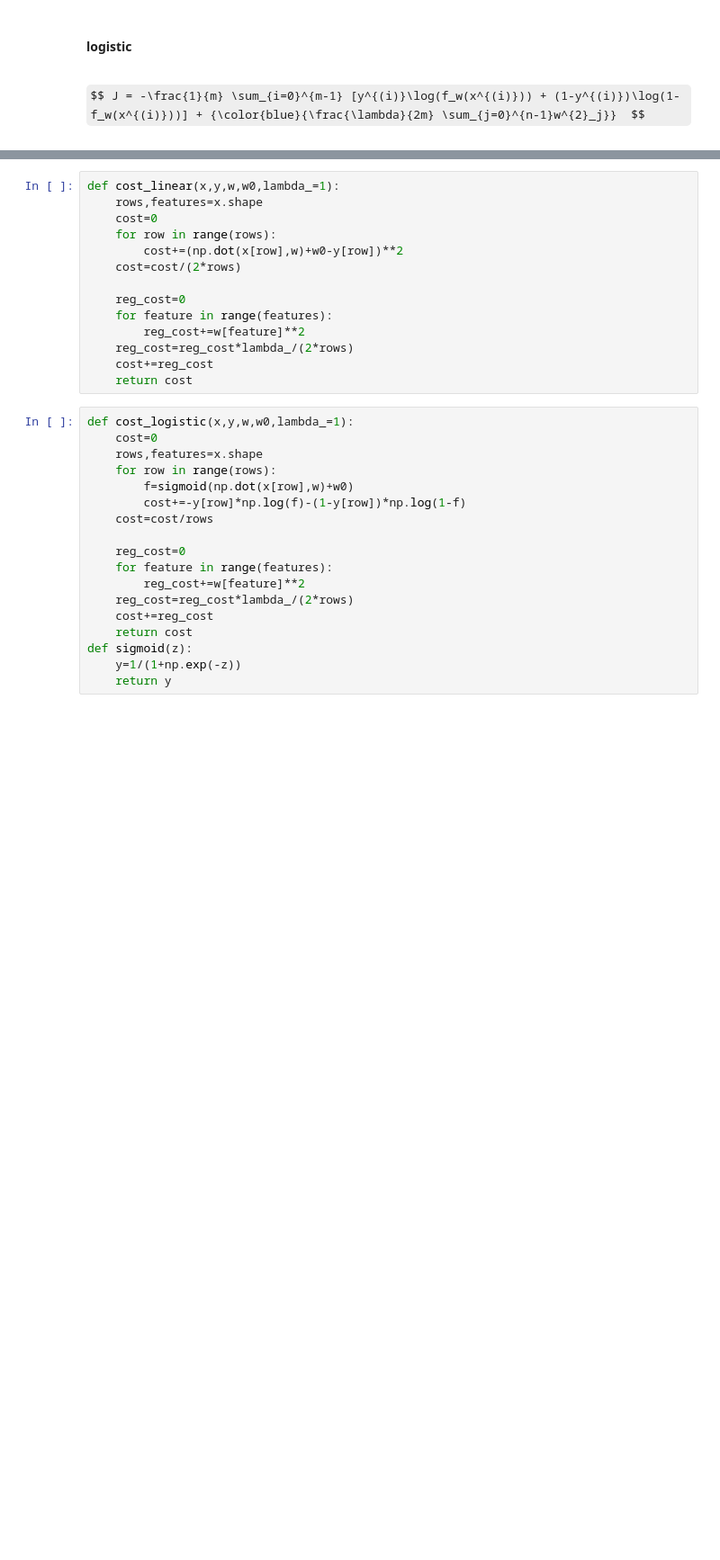
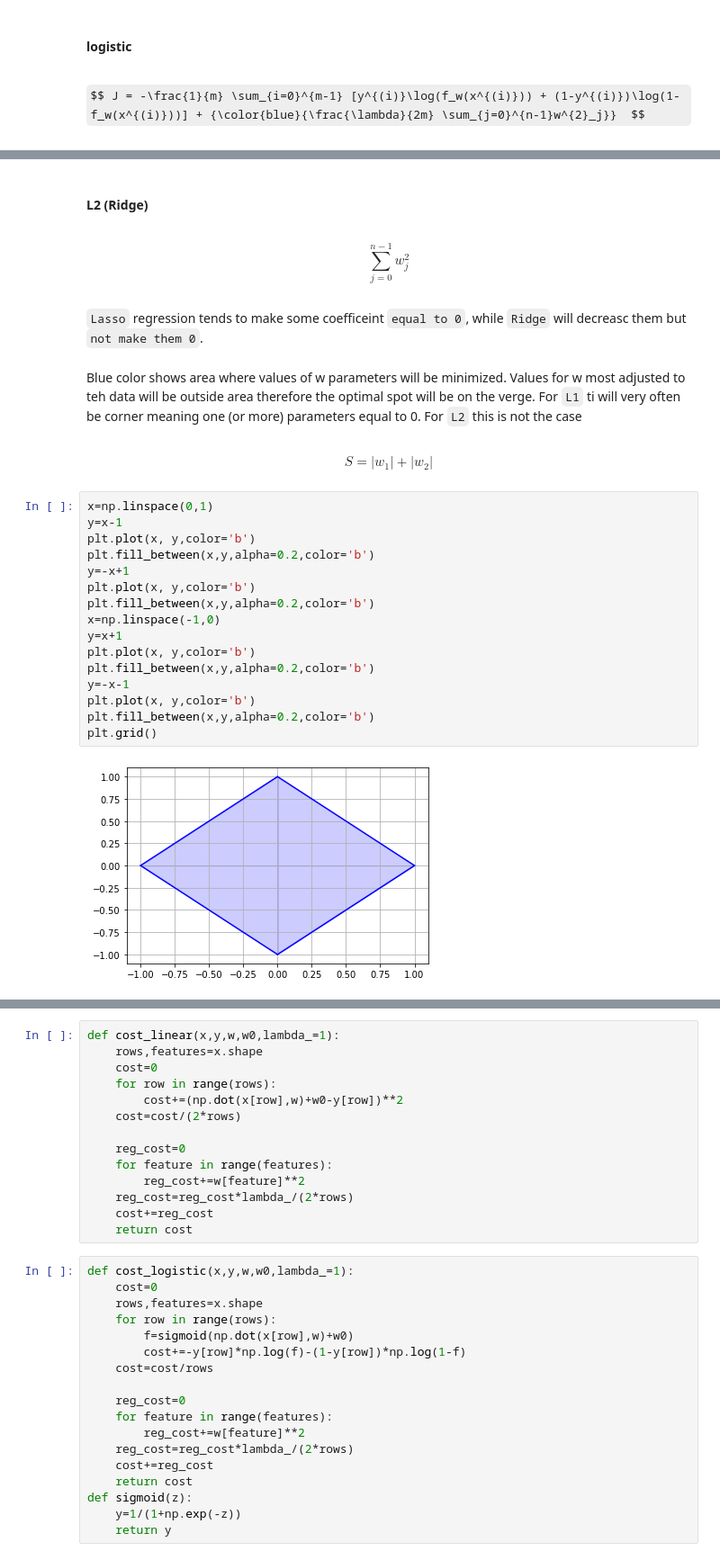
Before and after one commit to kazmierczakP/Machine-Learning, a Jupyter notebook: Supervised Machine Learning 3 - overfitting.ipynb, the cells around one changed output, grey strips where cells are left out. Shown at 90% size. Drawn from its saved outputs; the diff is of its cells as text; some formulas as TeX source; blank space fills up the shorter version.

```diff
--- a/Supervised Machine Learning 3 - overfitting.ipynb
+++ b/Supervised Machine Learning 3 - overfitting.ipynb
@@ -28,0 +33,29 @@ $$ J = -\frac{1}{m} \sum_{i=0}^{m-1} [y^{(i)}\log(f_w(x^{(i)})) + (1-y^{(i)})\lo
+# %% [markdown]
+#### L2 (Ridge)
+# %% [markdown]
+$$ \sum_{j=0}^{n-1}w^{2}_j $$
+# %% [markdown]
+`Lasso` regression tends to make some coefficeint `equal to 0`, while `Ridge` will decreasc them but `not make them 0`.
+# %% [markdown]
+Blue color shows area where values of w parameters will be minimized. Values for w most adjusted to teh data will be outside area therefore the optimal spot will be on the verge.
+For `L1` ti will very often be corner meaning one (or more) parameters equal to 0. For `L2` this is not the case
+# %% [markdown]
+$$ S=|w_1|+|w_2| $$
+# %%
+x=np.linspace(0,1)
+y=x-1
+plt.plot(x, y,color='b')
+plt.fill_between(x,y,alpha=0.2,color='b')
+y=-x+1
+plt.plot(x, y,color='b')
+plt.fill_between(x,y,alpha=0.2,color='b')
+x=np.linspace(-1,0)
+y=x+1
+plt.plot(x, y,color='b')
+plt.fill_between(x,y,alpha=0.2,color='b')
+y=-x-1
+plt.plot(x, y,color='b')
+plt.fill_between(x,y,alpha=0.2,color='b')
+plt.grid()
+# %% [output]
+[figure, added]
```
Also changed, not shown: parts of 5 cells of this notebook, 2 other files.
